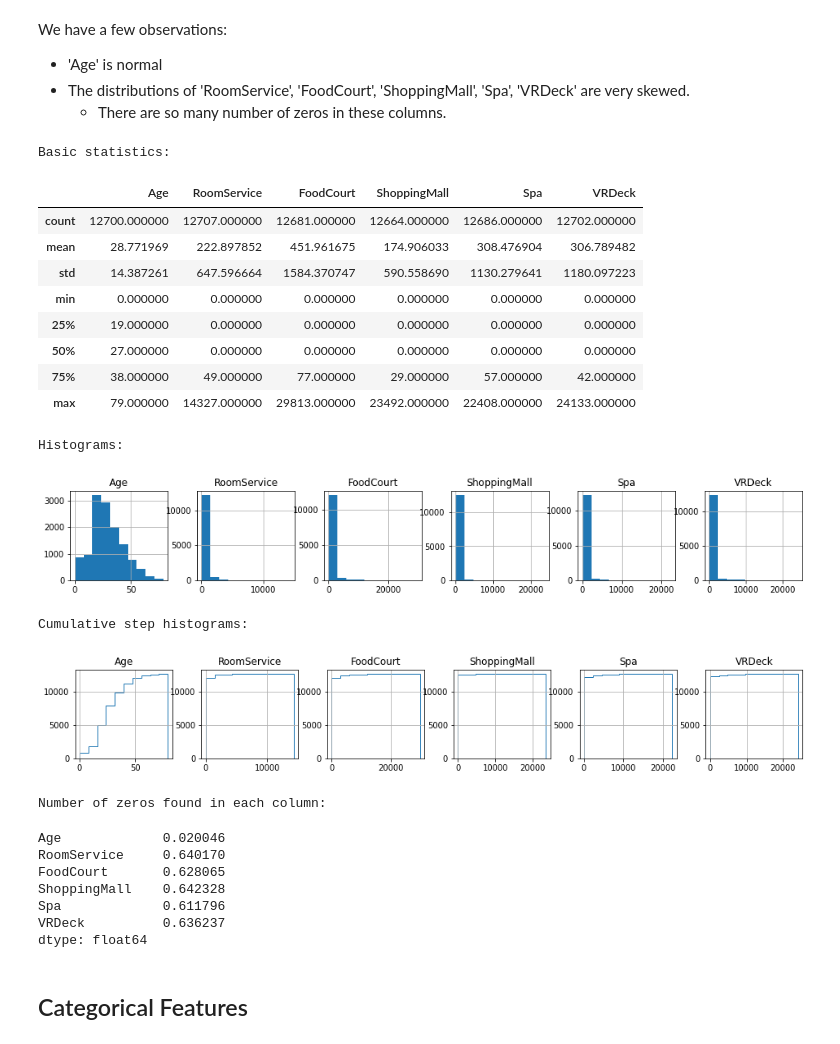
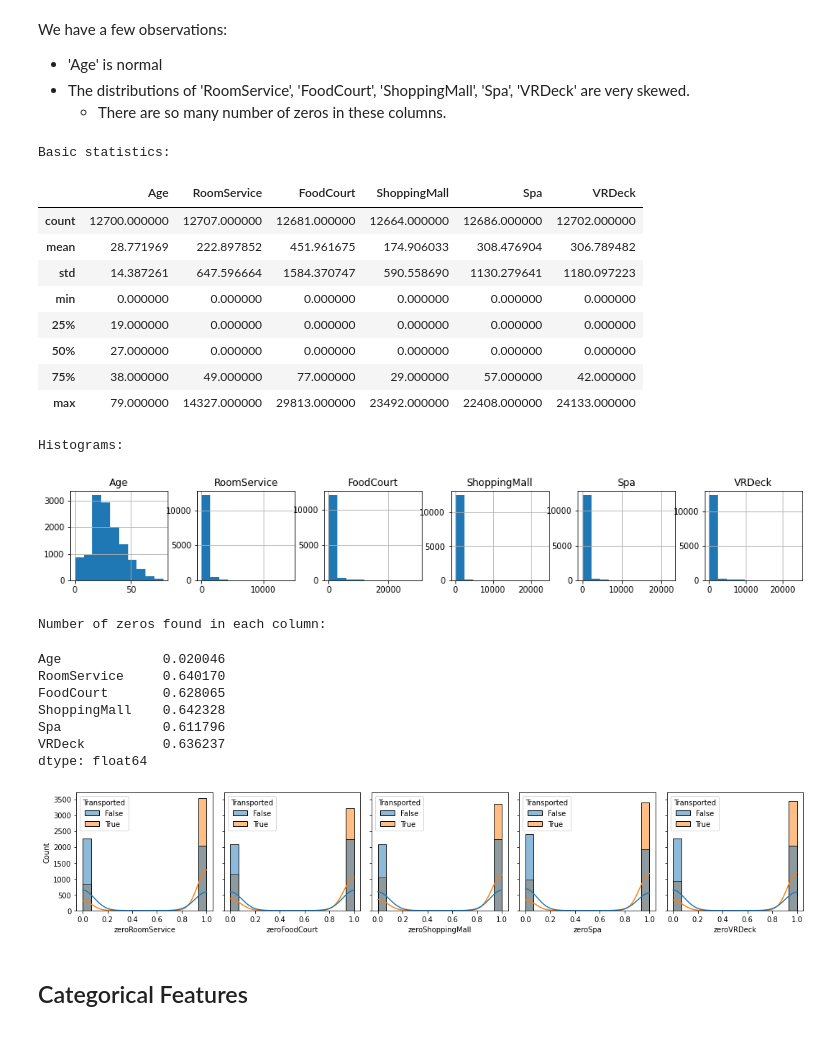
Before and after one commit to cfong32/kaggle-spaceship-titanic, a Jupyter notebook: data6100_proj2.ipynb, the cells around one changed output. Drawn from its saved outputs; the diff is of its cells as text; code cells hidden in the pictures.

```diff
--- a/data6100_proj2.ipynb
+++ b/data6100_proj2.ipynb
@@ -59,30 +62,18 @@ We have a few observations:
 # Look for characteristics of the numercial features
 ###
 
-cols_num = ['Age', 'RoomService', 'FoodCourt', 'ShoppingMall', 'Spa', 'VRDeck']
+cols = ['Age', 'RoomService', 'FoodCourt', 'ShoppingMall', 'Spa', 'VRDeck']
 
 ## Show basic stats
 print('Basic statistics:')
-display(df[cols_num].describe())
+display(df[cols].describe())
 
 ## Plot normal histograms
 print()
 print('Histograms:')
 fig, axes = plt.subplots(1,6, figsize=(16,2))
-for i, col in enumerate(cols_num):
+for i, col in enumerate(cols):
     df[[col]].hist(
-        ax=axes.flat[i],
-    )
-plt.show()
-
-## Cumulative step histograms
-print()
-print('Cumulative step histograms:')
-fig, axes = plt.subplots(1,6, figsize=(16,2))
-for i, col in enumerate(cols_num):
-    df[[col]].hist(
-        cumulative=True,
-        histtype='step',
         ax=axes.flat[i],
     )
 plt.show()
@@ -90,7 +81,7 @@ plt.show()
 ## Count how many of zeros are there
 print()
 print('Number of zeros found in each column:')
-(df[cols_num] == 0).sum() / len(df)
+(df[cols] == 0).sum() / len(df)
 # %% [output]
 Basic statistics:
 |  | Age | RoomService | FoodCourt | ShoppingMall | Spa | VRDeck |
@@ -104,16 +95,41 @@ Basic statistics:
 | max | 79.000000 | 14327.000000 | 29813.000000 | 23492.000000 | 22408.000000 | 24133.000000 |
 Histograms:
 [figure]
-Cumulative step histograms:
+Number of zeros found in each column:
-[figure, removed]
-Number of zeros found in each column:
+Age             0.020046
+RoomService     0.640170
+FoodCourt       0.628065
+ShoppingMall    0.642328
+Spa             0.611796
+VRDeck          0.636237
+dtype: float64
-Age             0.020046
-RoomService     0.640170
-FoodCourt       0.628065
-ShoppingMall    0.642328
-Spa             0.611796
-VRDeck          0.636237
-dtype: float64
+# %%
+###
+# Look into those columns of expenditures
+# See how "zero expenditure" relates to 'Transported'
+###
+
+# Add columns 'zeroRoomService', 'zeroFoodCourt', ...
+cols = ['RoomService', 'FoodCourt', 'ShoppingMall', 'Spa', 'VRDeck']
+for col in cols:
+    df[f'zero{col}'] = (df[col] == 0).astype(float)
+
+# Plot 'zeroXXX' vs 'Transported'
+cols = ['zeroRoomService', 'zeroFoodCourt', 'zeroShoppingMall', 'zeroSpa', 'zeroVRDeck']
+fig, axes = plt.subplots(1,5, figsize=(15,3), sharey=True)
+
+for col, ax in zip(cols, axes.flat):
+    sns.histplot(
+        data=df[df.dataset=='train'],
+        x=col,
+        hue='Transported',
+        kde=True,
+        ax=ax
+    )
+plt.tight_layout()
+plt.show()
+# %% [output]
+[figure, added]
 # %% [markdown]
 ## Categorical Features
 # %% [markdown]
```
Also changed, not shown: parts of 12 cells of this notebook.
